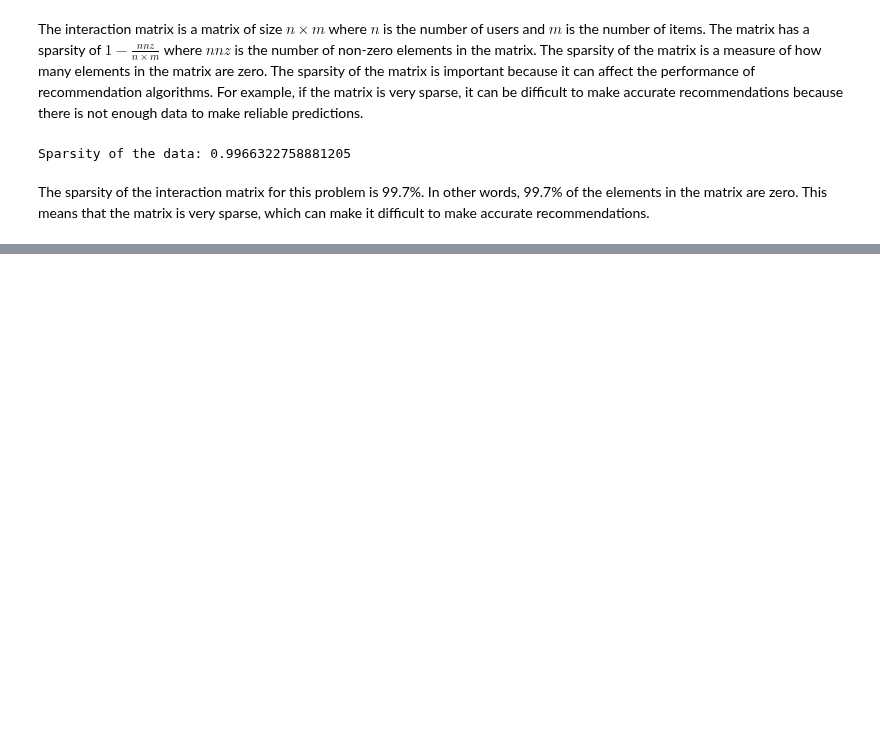
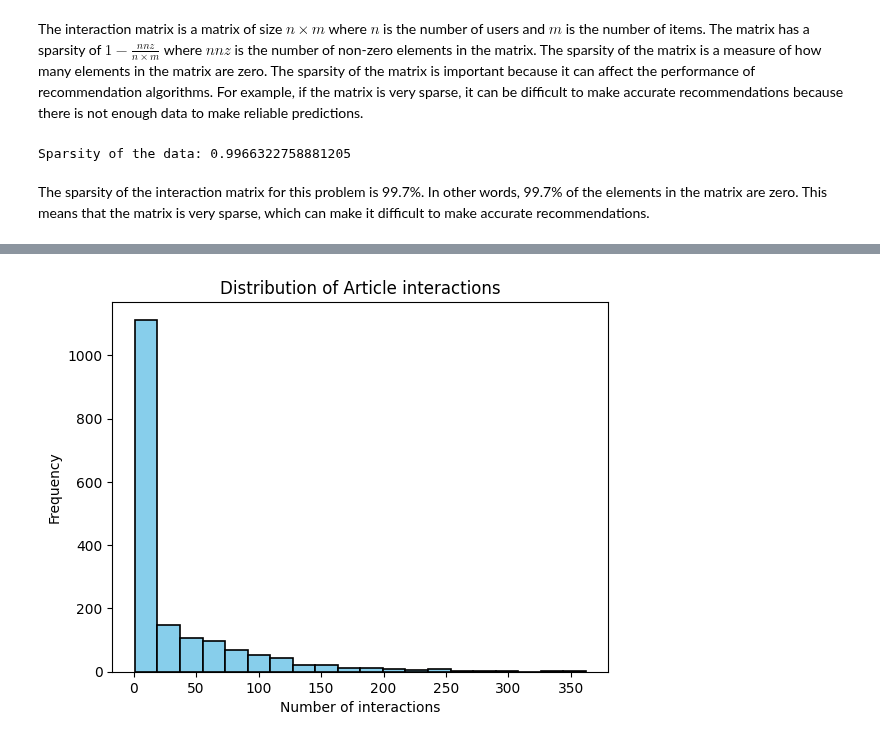
Before and after one commit to PedroPCardonaA/TDT4215_recommender_system, a Jupyter notebook: recommender_system/data_anaysis/exploratory_data_anaysis.ipynb, the cells around one changed output, grey strips where cells are left out. Saved outputs shown, nothing was run; the diff lists cells and outputs as text; code cells hidden in the pictures; blank space fills up the shorter version.

Commit message:
Add article clicks analysis and visualization functions

```diff
--- a/recommender_system/data_anaysis/exploratory_data_anaysis.ipynb
+++ b/recommender_system/data_anaysis/exploratory_data_anaysis.ipynb
@@ -258,0 +261,3 @@ The sparsity of the interaction matrix for this problem is 99.7%. In other words
+# %%
+articles_clicks = articles_clicks(processed_behavior_df, article_df)
+articles_clicks
@@ -258,0 +279,4 @@ The sparsity of the interaction matrix for this problem is 99.7%. In other words
+# %%
+plot_article_clicks(articles_clicks)
+# %% [output]
+[figure, added]
```
Also changed, not shown: parts of 4 cells of this notebook, 2 other files.
